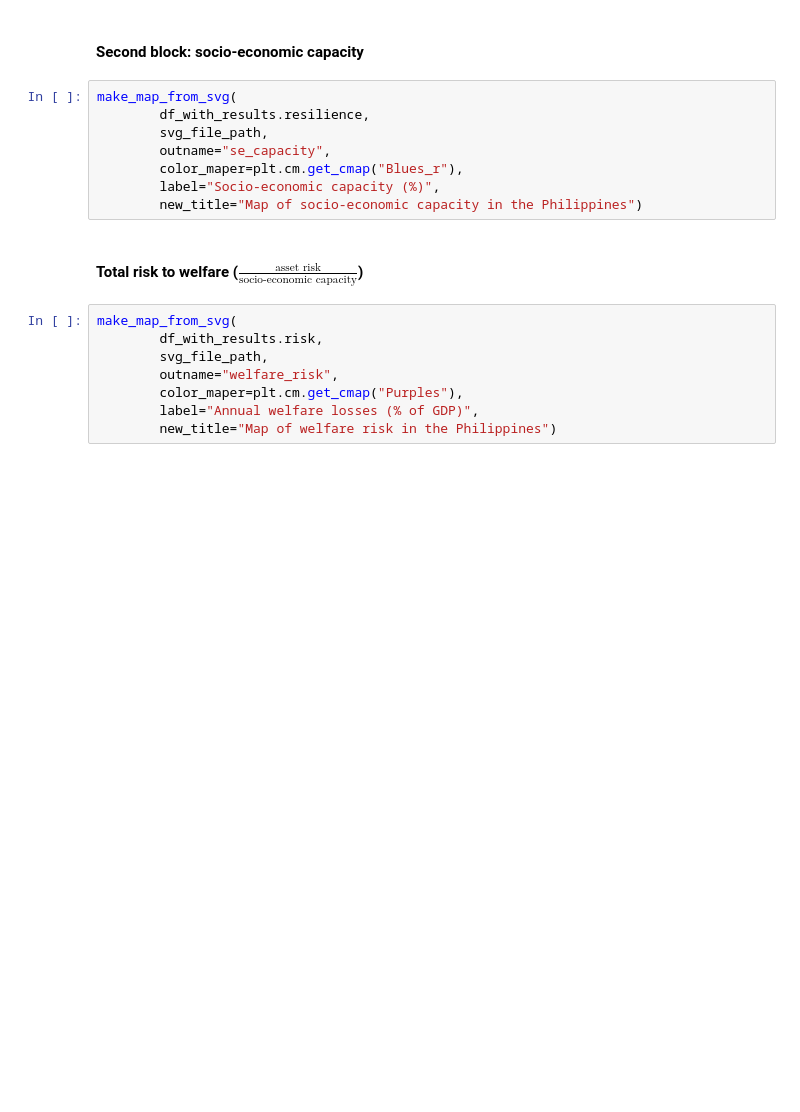
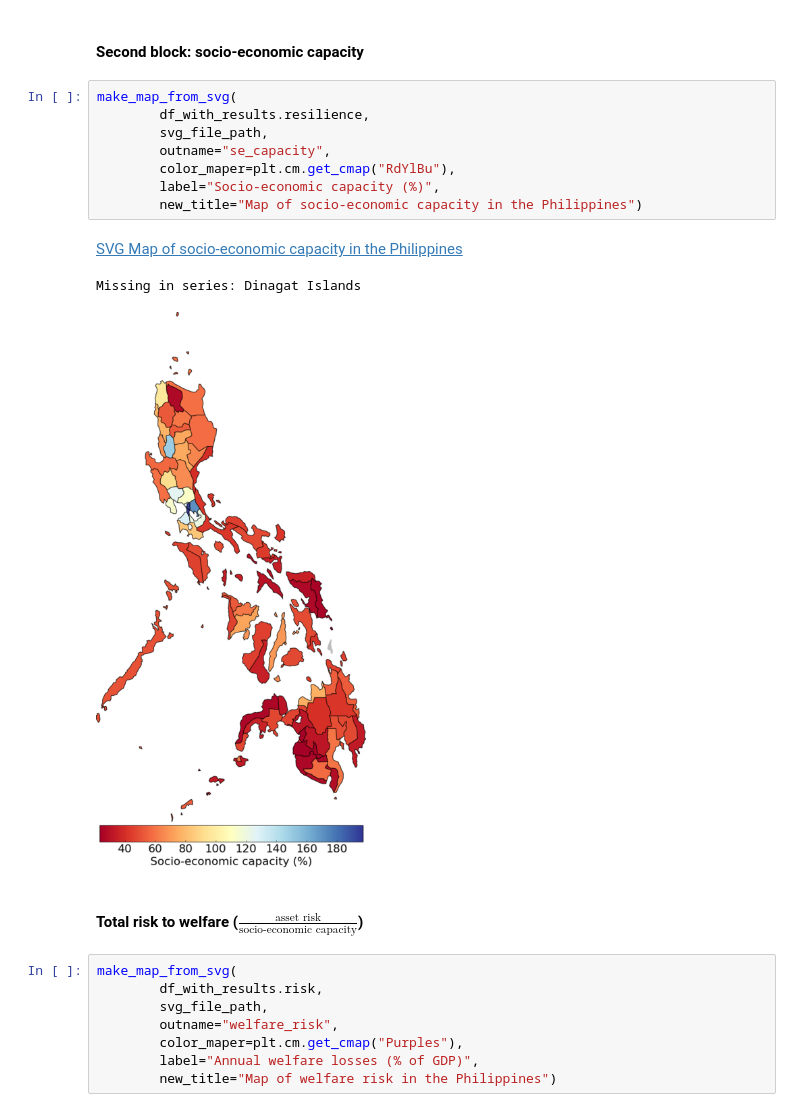
Before and after one commit to adrivsh/resilience_indicator_phl, a Jupyter notebook: draw_maps.ipynb, the cells around one changed output. Cells and saved outputs as stored; diff of their text form; blank space fills up the shorter version.

Commit message:
map codes and new colormap

```diff
--- a/draw_maps.ipynb
+++ b/draw_maps.ipynb
@@ -65,11 +67,15 @@ AttributeError: 'Index' object has no attribute 'replace'
 # %%
 make_map_from_svg(
         df_with_results.resilience,
         svg_file_path,
         outname="se_capacity",
-        color_maper=plt.cm.get_cmap("Blues_r"),
+        color_maper=plt.cm.get_cmap("RdYlBu"),
         label="Socio-economic capacity (%)",
         new_title="Map of socio-economic capacity in the Philippines")
+# %% [output]
+SVG Map of socio-economic capacity in the Philippines
+Missing in series: Dinagat Islands
+[figure, added]
 # %% [markdown]
 #### Total risk to welfare ($\frac {\text{asset risk}} {\text{socio-economic capacity}}$)
 # %%
```
Also changed, not shown: parts of 1 cell of this notebook, 6 other files.
